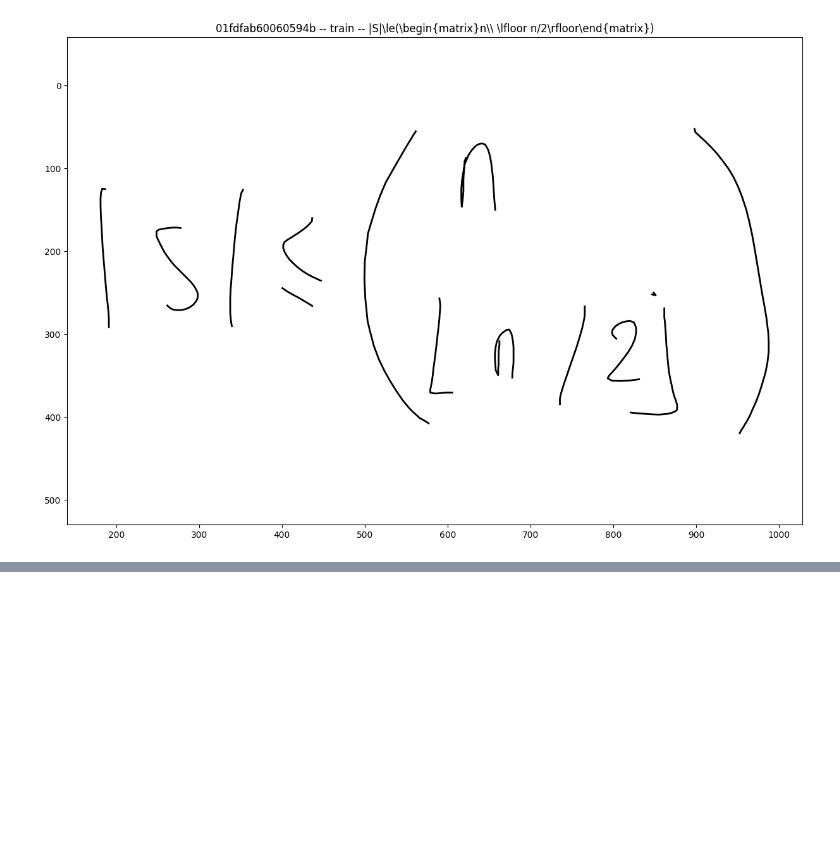
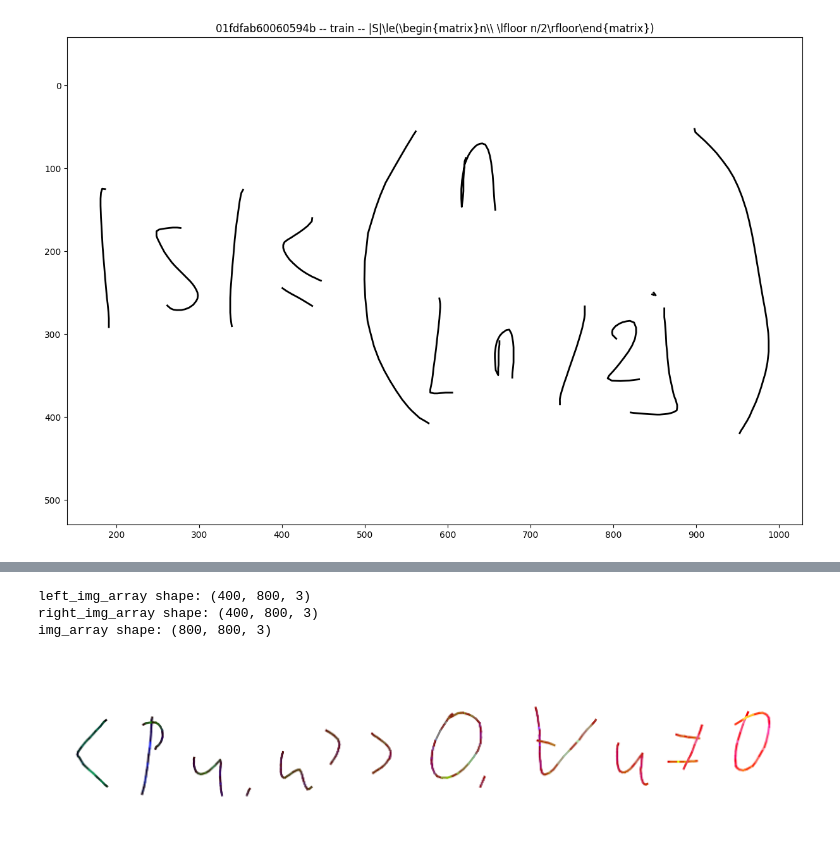
Before and after one commit to jinho-choi123/Handwriting2LaTeX, a Jupyter notebook: src/InkML-parser.ipynb, the cells around one changed output, grey strips where cells are left out. Cells and saved outputs as stored; diff of their text form; code cells hidden in the pictures; blank space fills up the shorter version.

Commit message:
implement image token generator function

```diff
--- a/src/InkML-parser.ipynb
+++ b/src/InkML-parser.ipynb
@@ -12,13 +15,24 @@ from pprint import pprint
 # Define Ink class
 @dataclass
 class Ink:
-  """Represents a single ink, as read from an InkML file."""
-  # Every stroke in the ink.
-  # Each stroke array has shape (3, number of points), where the first
-  # dimensions are (x, y, timestamp), in that order.
-  strokes: list[np.ndarray]
-  # Metadata present in the InkML.
-  annotations: dict[str, str]
+    """Represents a single ink, as read from an InkML file."""
+    # Every stroke in the ink.
+    # Each stroke array has shape (3, number of points), where the first
+    # dimensions are (x, y, timestamp), in that order.
+
+    strokes: list[np.ndarray]
+    # Metadata present in the InkML.
+    annotations: dict[str, str]
+
+    min_x: int
+    min_y: int
+    max_x: int
+    max_y: int
+    min_t: int
+    max_t: int
+
+    max_delta_x: int
+    max_delta_y: int
 # %%
 # Define function that reads inkml file, and outputs Ink object
 def read_inkml_file(filename: str) -> Ink:
@@ -205,0 +315,10 @@ get_ink_sequence_token(test_ink, TIME_SAMPLING_DELTA)
+# %%
+# TEST PURPOSE
+test_inkml_file_path = data_dir / "mathwriting-2024-excerpt" / "train" / "0435a7e82431e973.inkml"
+test_ink = read_inkml_file(test_inkml_file_path)
+test_img_array = get_ink_image(test_ink)
+# %% [output]
+left_img_array shape: (400, 800, 3)
+right_img_array shape: (400, 800, 3)
+img_array shape: (800, 800, 3)
+[figure, added]
```
Also changed, not shown: parts of 6 cells of this notebook.
